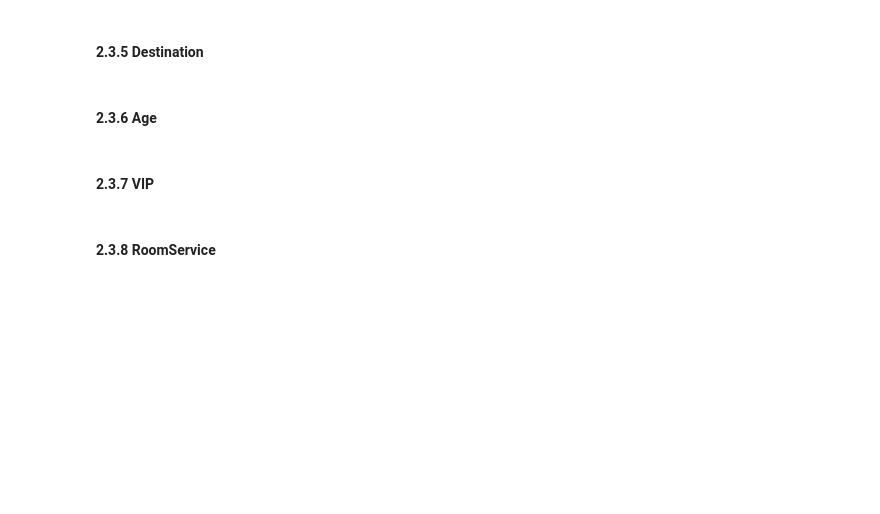
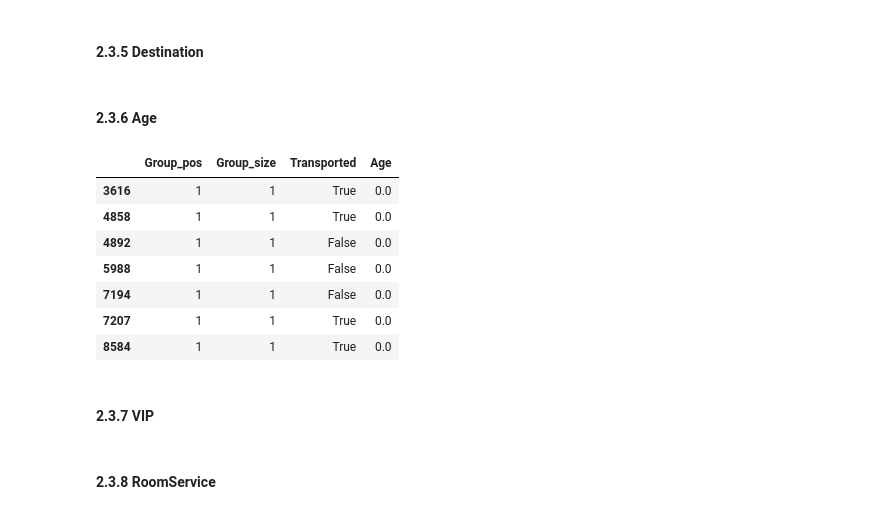
Before and after one commit to PatrickSVM/Spaceship-Titanic-Kaggle-Challenge, a Jupyter notebook: Spaceship_Titanic.ipynb, the cells around one changed output. Cells and saved outputs as stored; diff of their text form; code cells hidden in the pictures; blank space fills up the shorter version.

```diff
--- a/Spaceship_Titanic.ipynb
+++ b/Spaceship_Titanic.ipynb
@@ -548,6 +565,19 @@ nan_expenses[nan_expenses.CryoSleep.isna()]
 #### 2.3.5 Destination
 # %% [markdown]
 #### 2.3.6 Age
+# %%
+hi = pd.concat([group_size_df.drop(["ID"], axis=1), train.Transported, train.Age], axis=1)
+hi[(hi.Age==0) & (hi.Group_pos==1) & (hi.Group_size==1)]
+# Age 0 and travelling alone
+# %% [output]
+|  | Group_pos | Group_size | Transported | Age |
+| 3616 | 1 | 1 | True | 0.0 |
+| 4858 | 1 | 1 | True | 0.0 |
+| 4892 | 1 | 1 | False | 0.0 |
+| 5988 | 1 | 1 | False | 0.0 |
+| 7194 | 1 | 1 | False | 0.0 |
+| 7207 | 1 | 1 | True | 0.0 |
+| 8584 | 1 | 1 | True | 0.0 |
 # %% [markdown]
 #### 2.3.7 VIP
 # %% [markdown]
```
Also changed, not shown: parts of 20 cells of this notebook.
